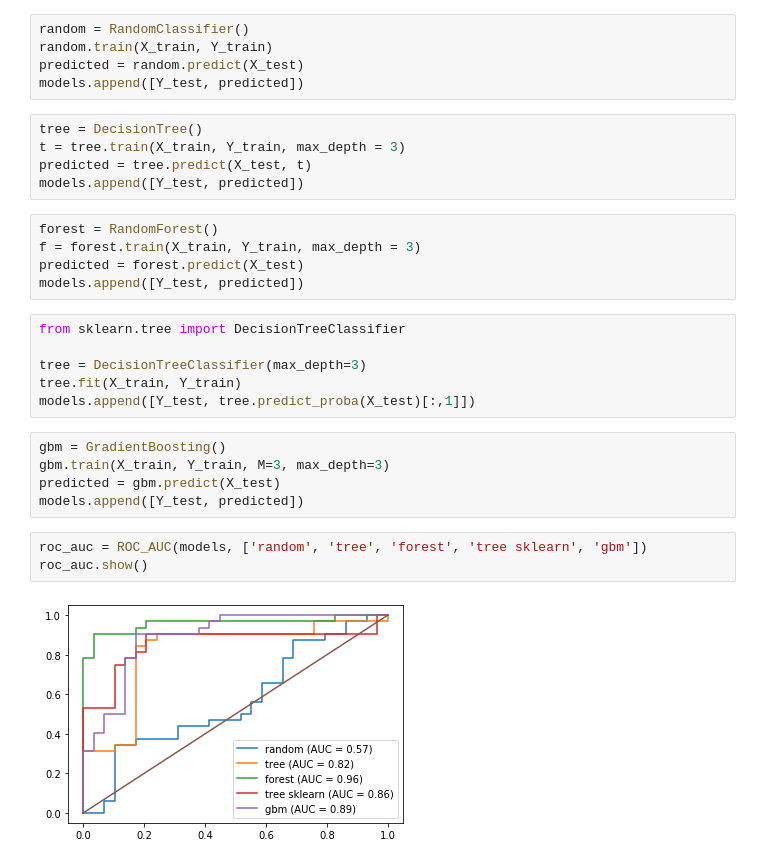
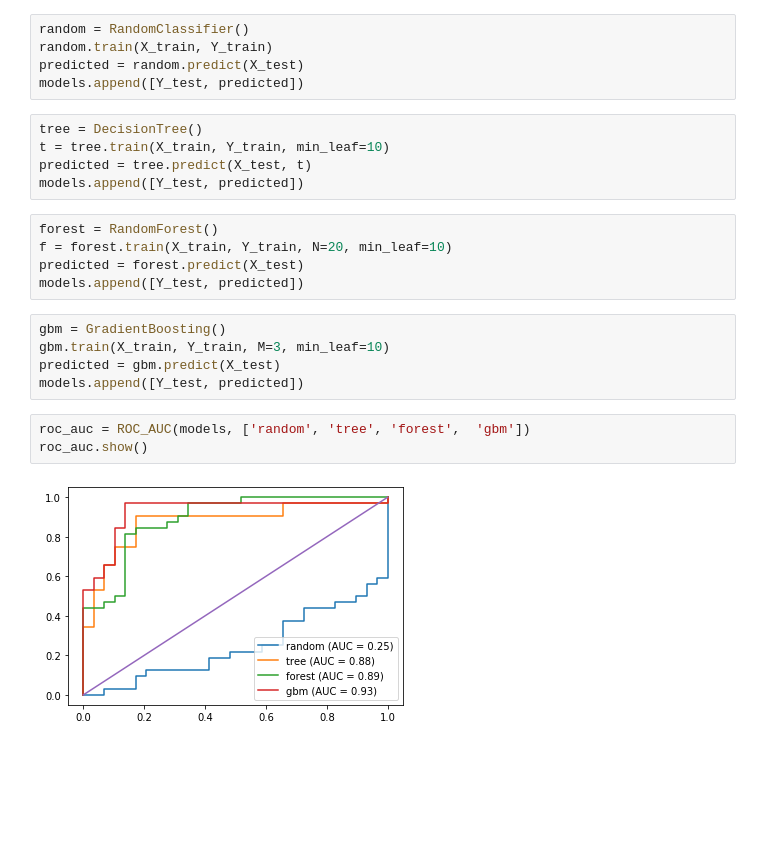
Before and after one commit to Knzaytsev/IntroductionToML, a Jupyter notebook: 2 lab/Lab2.ipynb, the cells around one changed output. Cells and saved outputs as stored; diff of their text form; blank space fills up the shorter version.

```diff
--- a/2 lab/Lab2.ipynb
+++ b/2 lab/Lab2.ipynb
@@ -326,27 +298,21 @@ predicted = random.predict(X_test)
 models.append([Y_test, predicted])
 # %%
 tree = DecisionTree()
-t = tree.train(X_train, Y_train, max_depth = 3)
+t = tree.train(X_train, Y_train, min_leaf=10)
 predicted = tree.predict(X_test, t)
 models.append([Y_test, predicted])
 # %%
 forest = RandomForest()
-f = forest.train(X_train, Y_train, max_depth = 3)
+f = forest.train(X_train, Y_train, N=20, min_leaf=10)
 predicted = forest.predict(X_test)
 models.append([Y_test, predicted])
-# %%
-from sklearn.tree import DecisionTreeClassifier
-
-tree = DecisionTreeClassifier(max_depth=3)
-tree.fit(X_train, Y_train)
-models.append([Y_test, tree.predict_proba(X_test)[:,1]])
 # %%
 gbm = GradientBoosting()
-gbm.train(X_train, Y_train, M=3, max_depth=3)
+gbm.train(X_train, Y_train, M=3, min_leaf=10)
 predicted = gbm.predict(X_test)
 models.append([Y_test, predicted])
 # %%
-roc_auc = ROC_AUC(models, ['random', 'tree', 'forest', 'tree sklearn', 'gbm'])
+roc_auc = ROC_AUC(models, ['random', 'tree', 'forest',  'gbm'])
 roc_auc.show()
 # %% [output]
-[figure, old version]
+[figure, new version]
```
Also changed, not shown: parts of 6 cells of this notebook.
